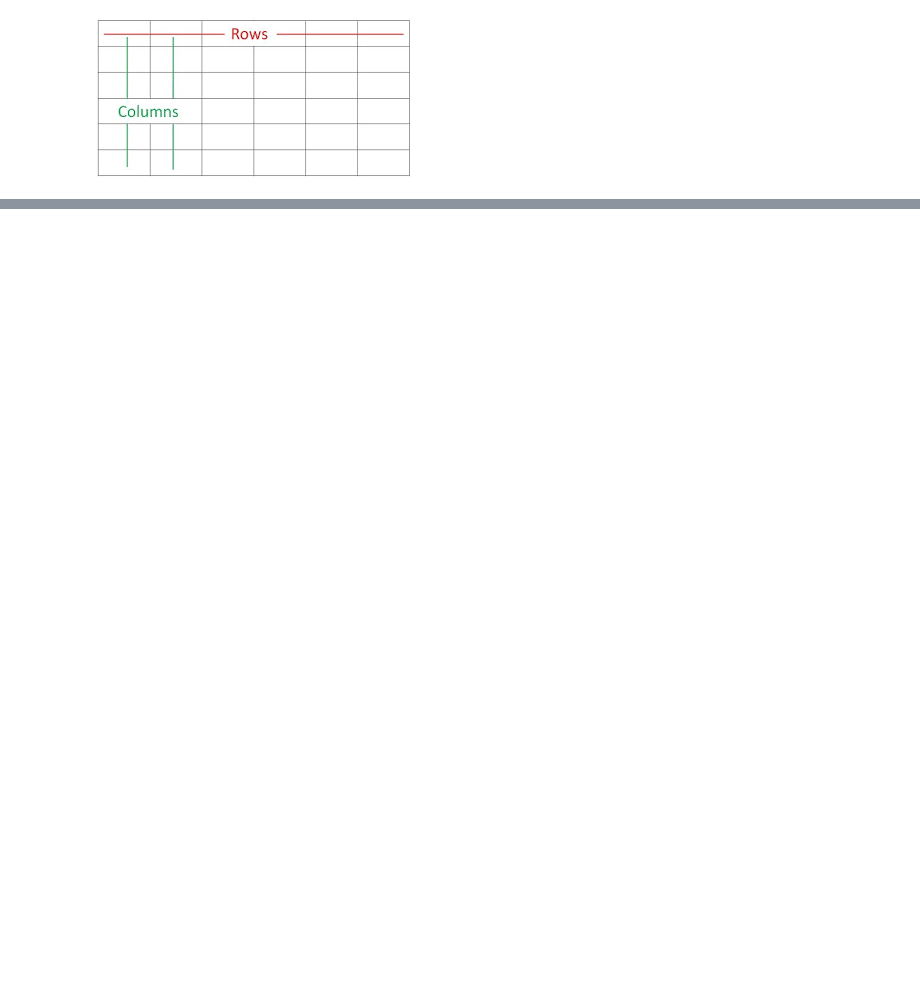
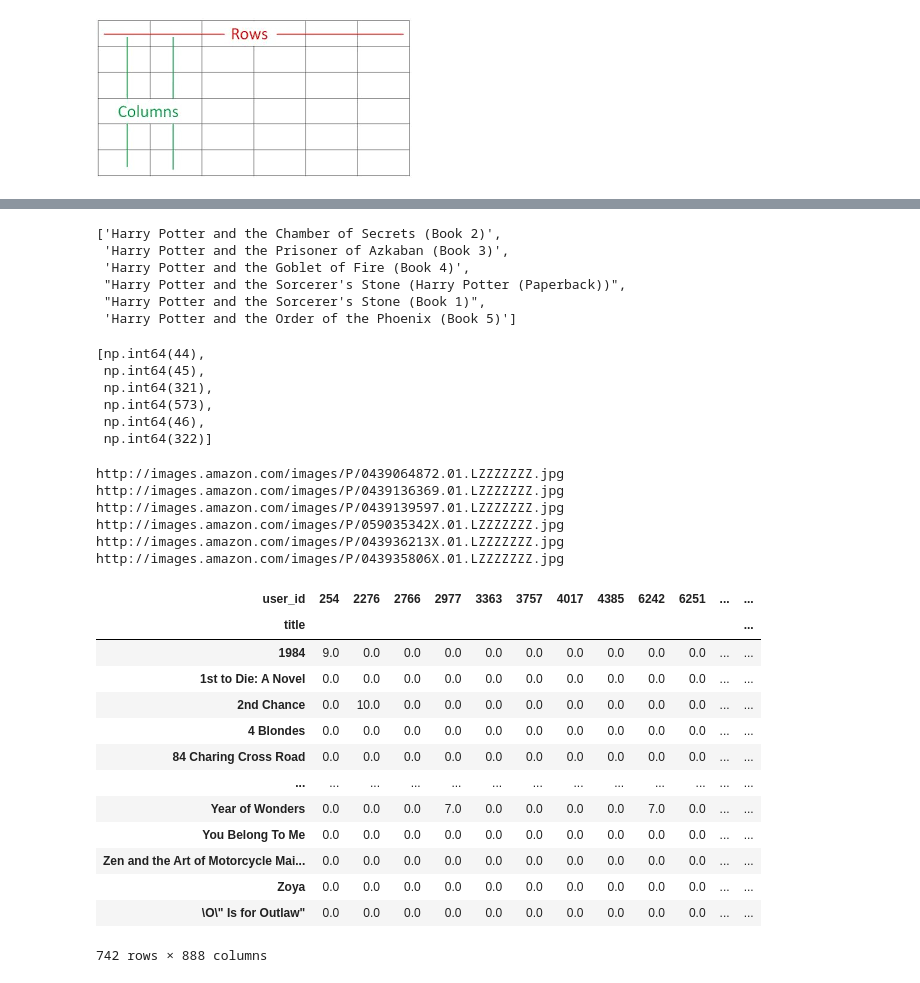
Before and after one commit to Zendin110206/End-to-End-Book-Recommendation-System, a Jupyter notebook: notebooks/research.ipynb, the cells around one changed output, grey strips where cells are left out. Cells and saved outputs as stored; diff of their text form; code cells hidden in the pictures; blank space fills up the shorter version.

```diff
--- a/notebooks/research.ipynb
+++ b/notebooks/research.ipynb
@@ -791,0 +877,9 @@ Since we are building the "Item-Based" version where you search for a book, your
+# %%
+book_name
+# %% [output]
+['Harry Potter and the Chamber of Secrets (Book 2)',
+ 'Harry Potter and the Prisoner of Azkaban (Book 3)',
+ 'Harry Potter and the Goblet of Fire (Book 4)',
+ "Harry Potter and the Sorcerer's Stone (Harry Potter (Paperback))",
+ "Harry Potter and the Sorcerer's Stone (Book 1)",
+ 'Harry Potter and the Order of the Phoenix (Book 5)']
@@ -791,0 +891,37 @@ Since we are building the "Item-Based" version where you search for a book, your
+# %%
+ids_index
+# %% [output]
+[np.int64(44),
+ np.int64(45),
+ np.int64(321),
+ np.int64(573),
+ np.int64(46),
+ np.int64(322)]
+# %%
+for idx in ids_index:
+    url = final_rating.iloc[idx]['image_url']
+    print(url)
+# %% [output]
+http://images.amazon.com/images/P/0439064872.01.LZZZZZZZ.jpg
+http://images.amazon.com/images/P/0439136369.01.LZZZZZZZ.jpg
+http://images.amazon.com/images/P/0439139597.01.LZZZZZZZ.jpg
+http://images.amazon.com/images/P/059035342X.01.LZZZZZZZ.jpg
+http://images.amazon.com/images/P/043936213X.01.LZZZZZZZ.jpg
+http://images.amazon.com/images/P/043935806X.01.LZZZZZZZ.jpg
+# %%
+book_pivot
+# %% [output]
+| user_id | 254 | 2276 | 2766 | 2977 | 3363 | 3757 | 4017 | 4385 | 6242 | 6251 | ... | ... |
+| title |  |  |  |  |  |  |  |  |  |  |  | ... |
+| 1984 | 9.0 | 0.0 | 0.0 | 0.0 | 0.0 | 0.0 | 0.0 | 0.0 | 0.0 | 0.0 | ... | ... |
+| 1st to Die: A Novel | 0.0 | 0.0 | 0.0 | 0.0 | 0.0 | 0.0 | 0.0 | 0.0 | 0.0 | 0.0 | ... | ... |
+| 2nd Chance | 0.0 | 10.0 | 0.0 | 0.0 | 0.0 | 0.0 | 0.0 | 0.0 | 0.0 | 0.0 | ... | ... |
+| 4 Blondes | 0.0 | 0.0 | 0.0 | 0.0 | 0.0 | 0.0 | 0.0 | 0.0 | 0.0 | 0.0 | ... | ... |
+| 84 Charing Cross Road | 0.0 | 0.0 | 0.0 | 0.0 | 0.0 | 0.0 | 0.0 | 0.0 | 0.0 | 0.0 | ... | ... |
+| ... | ... | ... | ... | ... | ... | ... | ... | ... | ... | ... | ... | ... |
+| Year of Wonders | 0.0 | 0.0 | 0.0 | 7.0 | 0.0 | 0.0 | 0.0 | 0.0 | 7.0 | 0.0 | ... | ... |
+| You Belong To Me | 0.0 | 0.0 | 0.0 | 0.0 | 0.0 | 0.0 | 0.0 | 0.0 | 0.0 | 0.0 | ... | ... |
+| Zen and the Art of Motorcycle Mai... | 0.0 | 0.0 | 0.0 | 0.0 | 0.0 | 0.0 | 0.0 | 0.0 | 0.0 | 0.0 | ... | ... |
+| Zoya | 0.0 | 0.0 | 0.0 | 0.0 | 0.0 | 0.0 | 0.0 | 0.0 | 0.0 | 0.0 | ... | ... |
+| \O\" Is for Outlaw" | 0.0 | 0.0 | 0.0 | 0.0 | 0.0 | 0.0 | 0.0 | 0.0 | 0.0 | 0.0 | ... | ... |
+742 rows × 888 columns
```
Also changed, not shown: parts of 23 cells of this notebook, 5 other files.
